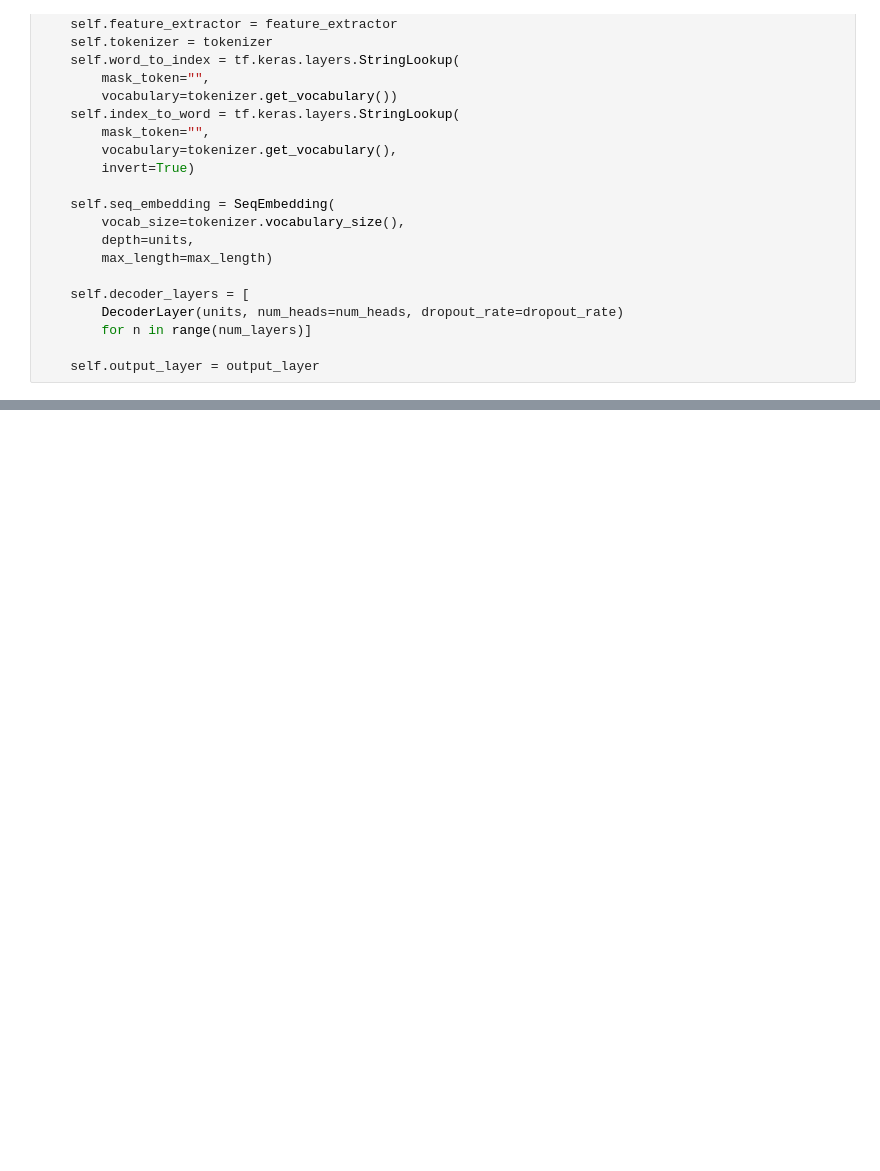
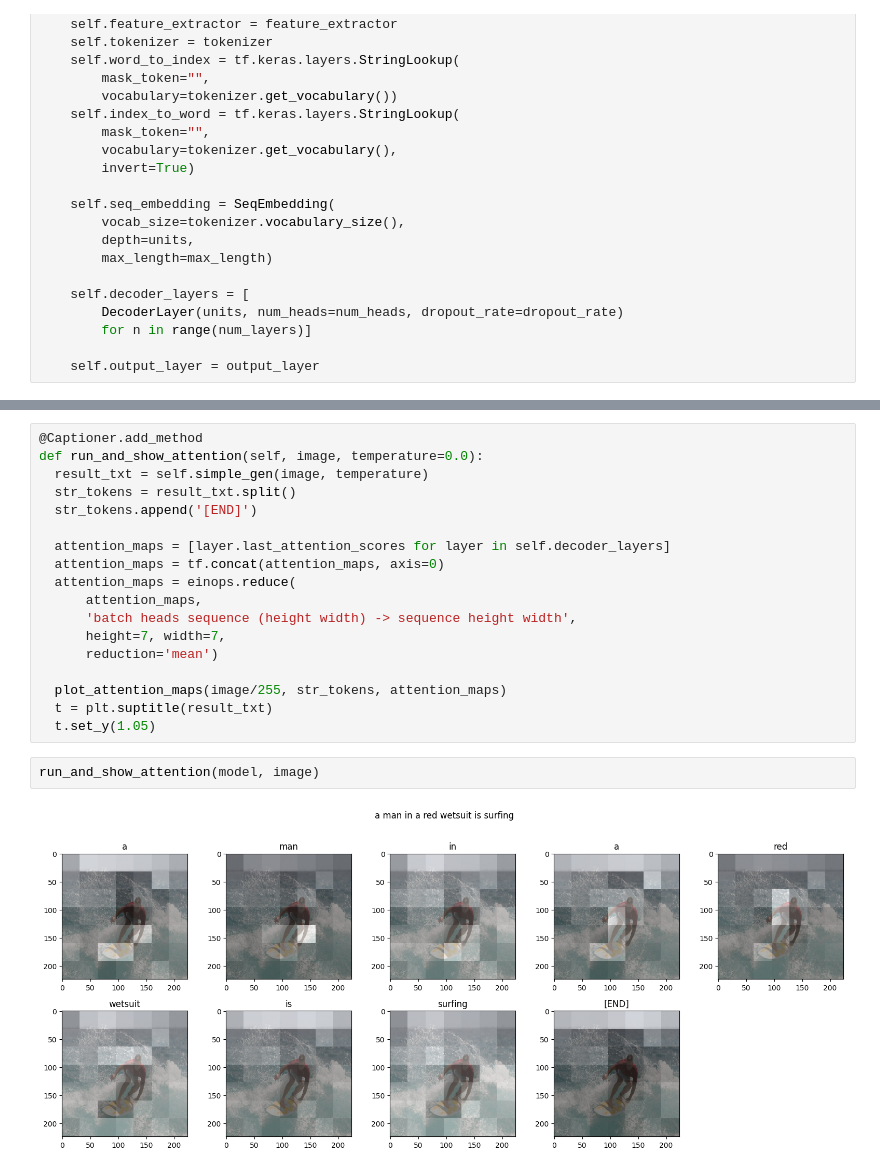
Before and after one commit to JPD-Research/translationWork, a Jupyter notebook: image-captioning.ipynb, the cells around one changed output, grey strips where cells are left out. Cells and saved outputs as stored; diff of their text form; blank space fills up the shorter version.

```diff
--- a/image-captioning.ipynb
+++ b/image-captioning.ipynb
@@ -647,0 +870,22 @@ class Captioner(tf.keras.Model):
+# %%
+@Captioner.add_method
+def run_and_show_attention(self, image, temperature=0.0):
+  result_txt = self.simple_gen(image, temperature)
+  str_tokens = result_txt.split()
+  str_tokens.append('[END]')
+
+  attention_maps = [layer.last_attention_scores for layer in self.decoder_layers]
+  attention_maps = tf.concat(attention_maps, axis=0)
+  attention_maps = einops.reduce(
+      attention_maps,
+      'batch heads sequence (height width) -> sequence height width',
+      height=7, width=7,
+      reduction='mean')
+
+  plot_attention_maps(image/255, str_tokens, attention_maps)
+  t = plt.suptitle(result_txt)
+  t.set_y(1.05)
+# %%
+run_and_show_attention(model, image)
+# %% [output]
+[figure, added]
```
Also changed, not shown: parts of 24 cells of this notebook, 1 other file.
